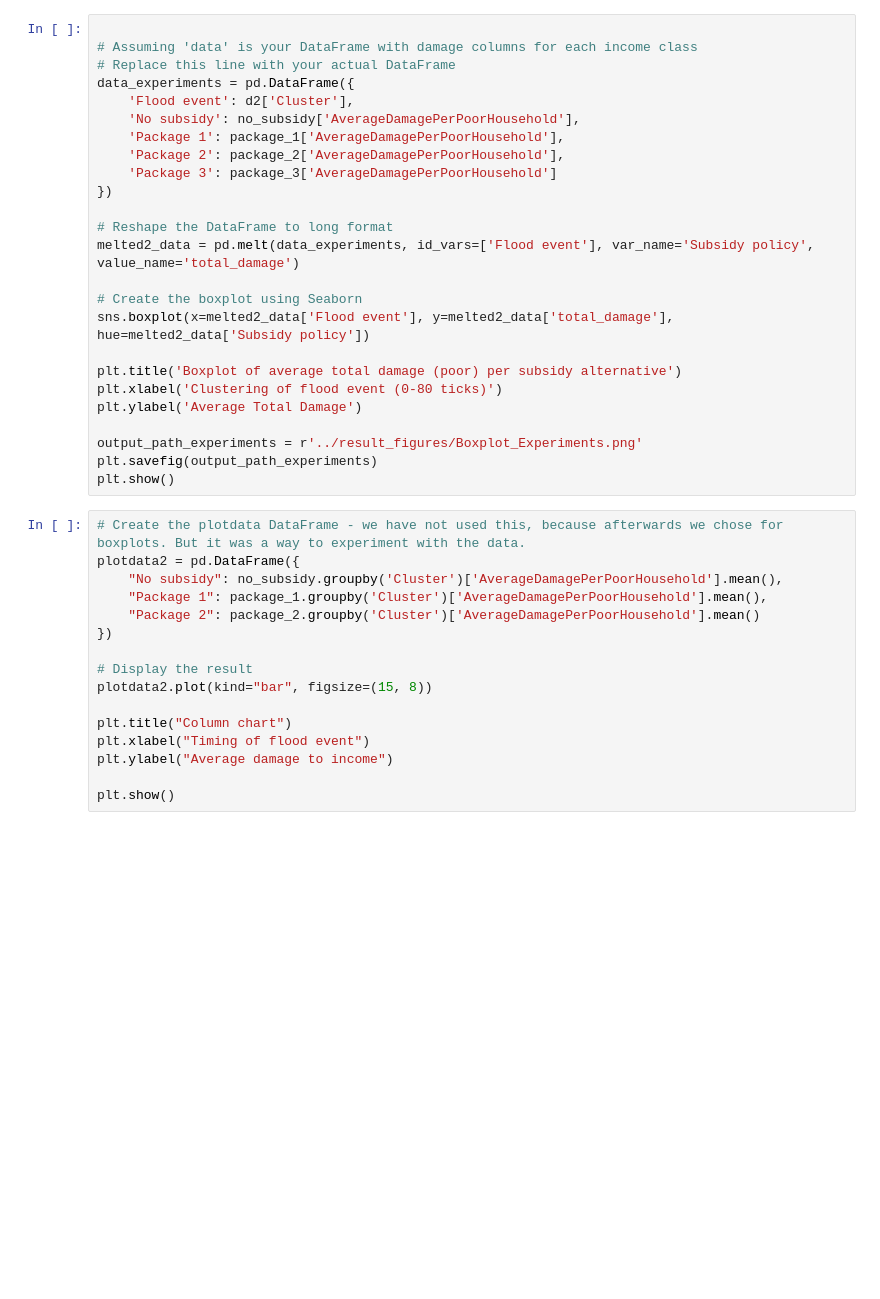
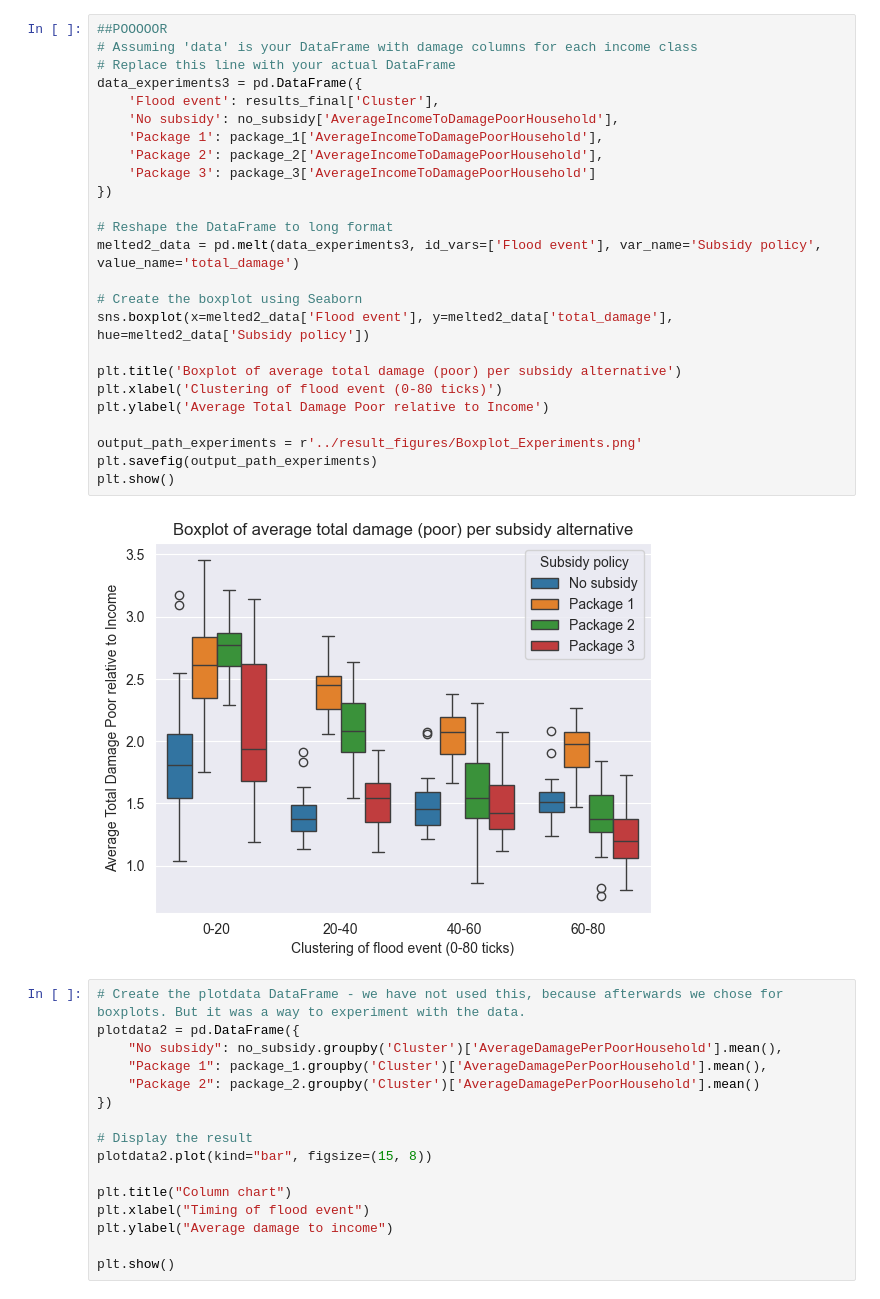
Before and after one commit to Martijntjevdg/SEN1211-ABM, a Jupyter notebook: base_model_mesa/model/PolicyExperimentsAnalysis.ipynb, the cells around one changed output. Drawn from its saved outputs; the diff is of its cells as text; blank space fills up the shorter version.

```diff
--- a/base_model_mesa/model/PolicyExperimentsAnalysis.ipynb
+++ b/base_model_mesa/model/PolicyExperimentsAnalysis.ipynb
@@ -134,28 +131,30 @@ sns.lineplot(x='Time', y='Package 2', data=experiment_data)
 # %%
-
+##POOOOOR
 # Assuming 'data' is your DataFrame with damage columns for each income class
 # Replace this line with your actual DataFrame
-data_experiments = pd.DataFrame({
-    'Flood event': d2['Cluster'],
-    'No subsidy': no_subsidy['AverageDamagePerPoorHousehold'],
-    'Package 1': package_1['AverageDamagePerPoorHousehold'],
-    'Package 2': package_2['AverageDamagePerPoorHousehold'],
-    'Package 3': package_3['AverageDamagePerPoorHousehold']
+data_experiments3 = pd.DataFrame({
+    'Flood event': results_final['Cluster'],
+    'No subsidy': no_subsidy['AverageIncomeToDamagePoorHousehold'],
+    'Package 1': package_1['AverageIncomeToDamagePoorHousehold'],
+    'Package 2': package_2['AverageIncomeToDamagePoorHousehold'],
+    'Package 3': package_3['AverageIncomeToDamagePoorHousehold']
 })
 
 # Reshape the DataFrame to long format
-melted2_data = pd.melt(data_experiments, id_vars=['Flood event'], var_name='Subsidy policy', value_name='total_damage')
+melted2_data = pd.melt(data_experiments3, id_vars=['Flood event'], var_name='Subsidy policy', value_name='total_damage')
 
 # Create the boxplot using Seaborn
 sns.boxplot(x=melted2_data['Flood event'], y=melted2_data['total_damage'], hue=melted2_data['Subsidy policy'])
 
 plt.title('Boxplot of average total damage (poor) per subsidy alternative')
 plt.xlabel('Clustering of flood event (0-80 ticks)')
-plt.ylabel('Average Total Damage')
+plt.ylabel('Average Total Damage Poor relative to Income')
 
 output_path_experiments = r'../result_figures/Boxplot_Experiments.png'
 plt.savefig(output_path_experiments)
 plt.show()
+# %% [output]
+[figure, added]
 # %%
 # Create the plotdata DataFrame - we have not used this, because afterwards we chose for boxplots. But it was a way to experiment with the data.
 plotdata2 = pd.DataFrame({
```
Also changed, not shown: parts of 7 cells of this notebook, 4 other files.
